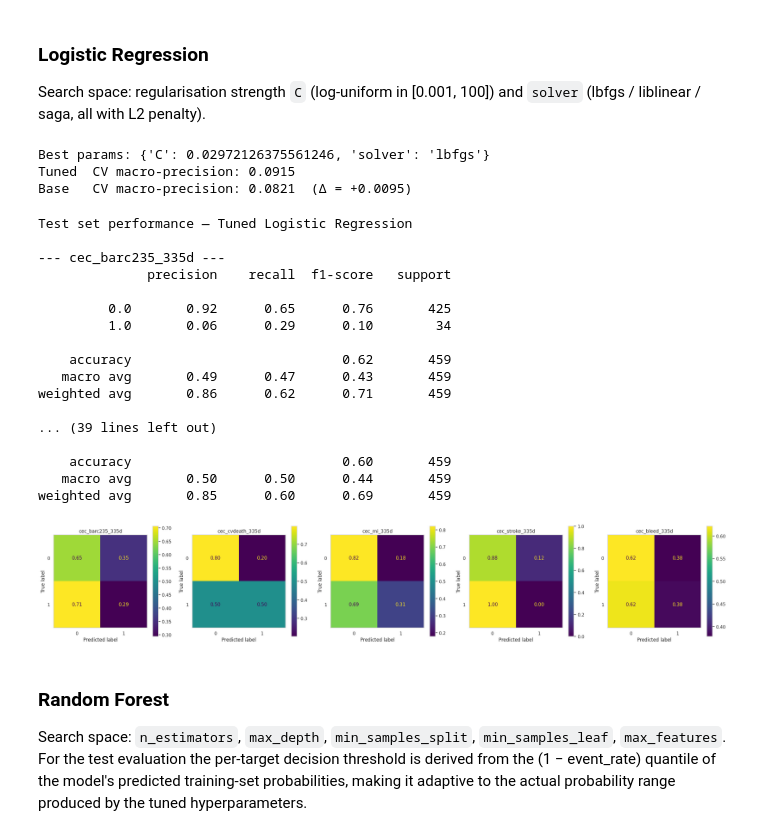
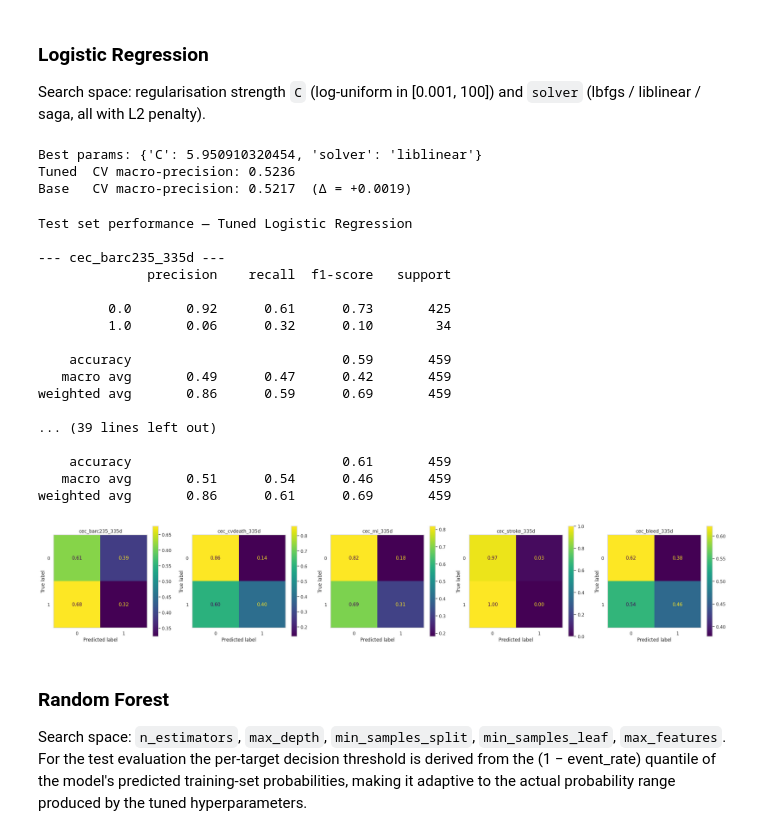
Before and after one commit to TommasoPioda/CATE-estimation-on-the-MASTER-DAPT-trial, a Jupyter notebook: Meta-learning/01_ML_sDAPT.ipynb, the cells around one changed output. Saved outputs shown, nothing was run; the diff lists cells and outputs as text; code cells hidden in the pictures.

Commit message:
Changed imputer from simple imputer with median t KNN imputer. Rerunned notebooks

```diff
--- a/Meta-learning/01_ML_sDAPT.ipynb
+++ b/Meta-learning/01_ML_sDAPT.ipynb
@@ -86,7 +86,7 @@ X_test = X_test.select_dtypes(include=[np.number])    # keep numeric features on
 # target). class_weight='balanced' compensates for the severe class
 # imbalance of these endpoints (1-11% positive rate, see 01_target_exploration).
 pipe = Pipeline([
-    ('imputer', SimpleImputer(strategy='median')),
+    ('imputer', KNNImputer()),
     ('scaler', RobustScaler()),
     ('classifier', MultiOutputClassifier(
         LogisticRegression(max_iter=1000, random_state=42, class_weight='balanced', n_jobs=32)
@@ -160,7 +160,7 @@ X_test = X_test.select_dtypes(include=[np.number])    # keep numeric features on
 # by .predict(): at a ~7-11% event rate the averaged probability across all
 # trees rarely exceeds 0.5, so .predict() would return 0 for every sample.
 pipe = Pipeline([
-    ('imputer', SimpleImputer(strategy='median')),
+    ('imputer', KNNImputer()),
     ('scaler', RobustScaler()),
     ('classifier', MultiOutputClassifier(
         RandomForestClassifier(class_weight='balanced', random_state=42, n_jobs=32)
@@ -229,7 +229,7 @@ X_test = X_test.select_dtypes(include=[np.number])    # keep numeric features on
 # by .predict(): at a ~7-11% event rate the averaged probability across all
 # trees rarely exceeds 0.5, so .predict() would return 0 for every sample.
 pipe = Pipeline([
-    ('imputer', SimpleImputer(strategy='median')),
+    ('imputer', KNNImputer()),
     ('scaler', RobustScaler()),
     ('classifier', MultiOutputClassifier(
         GradientBoostingClassifier(random_state=42)
@@ -326,7 +326,7 @@ def _lr_objective(trial):
     C = trial.suggest_float('C', 1e-3, 1e2, log=True)
     solver = trial.suggest_categorical('solver', ['lbfgs', 'liblinear', 'saga'])
     pipe = Pipeline([
-        ('imputer', SimpleImputer(strategy='median')),
+        ('imputer', KNNImputer()),
         ('scaler', RobustScaler()),
         ('classifier', MultiOutputClassifier(
             LogisticRegression(C=C, solver=solver, max_iter=2000,
@@ -343,7 +343,7 @@ study_lr.optimize(_lr_objective, n_trials=50, show_progress_bar=True)
 
 # Baseline (default C=1, lbfgs) for delta comparison
 _baseline_lr_precision = mean_cv_precision(Pipeline([
-    ('imputer', SimpleImputer(strategy='median')),
+    ('imputer', KNNImputer()),
     ('scaler', RobustScaler()),
     ('classifier', MultiOutputClassifier(
         LogisticRegression(max_iter=1000, random_state=42, class_weight='balanced'),
@@ -356,48 +356,48 @@ print(f'Tuned  CV macro-precision: {study_lr.best_value:.4f}')
 print(f'Base   CV macro-precision: {_baseline_lr_precision:.4f}  '
       f'(Δ = {study_lr.best_value - _baseline_lr_precision:+.4f})')
 # %% [output]
-Best params: {'C': 0.02972126375561246, 'solver': 'lbfgs'}
-Tuned  CV macro-precision: 0.0915
-Base   CV macro-precision: 0.0821  (Δ = +0.0095)
+Best params: {'C': 5.950910320454, 'solver': 'liblinear'}
+Tuned  CV macro-precision: 0.5236
+Base   CV macro-precision: 0.5217  (Δ = +0.0019)
 # %%
 _p = study_lr.best_params
 best_lr_pipe = Pipeline([
-    ('imputer', SimpleImputer(strategy='median')),
+    ('imputer', KNNImputer()),
     ('scaler', RobustScaler()),
     ('classifier', MultiOutputClassifier(
         LogisticRegression(C=_p['C'], solver=_p['solver'],
                            max_iter=2000, random_state=42, class_weight='balanced'),
         n_jobs=-1,
     )),
 ])
 best_lr_pipe.fit(X_train, y_train)
 
 print('Test set performance — Tuned Logistic Regression')
 _y_pred = best_lr_pipe.predict(X_test)
 for i, col in enumerate(y_test.columns):
     print(f"\n--- {col} ---")
     print(classification_report(y_test.iloc[:, i], _y_pred[:, i], zero_division=0))
 
 plot_confusion_matrices(y_test, _y_pred)
 # %% [output]
 Test set performance — Tuned Logistic Regression
 
 --- cec_barc235_335d ---
               precision    recall  f1-score   support
 
-         0.0       0.92      0.65      0.76       425
-         1.0       0.06      0.29      0.10        34
+         0.0       0.92      0.61      0.73       425
+         1.0       0.06      0.32      0.10        34
 
-    accuracy                           0.62       459
-   macro avg       0.49      0.47      0.43       459
-weighted avg       0.86      0.62      0.71       459
+    accuracy                           0.59       459
+   macro avg       0.49      0.47      0.42       459
+weighted avg       0.86      0.59      0.69       459
 
 ... (39 lines left out)
 
-    accuracy                           0.60       459
-   macro avg       0.50      0.50      0.44       459
-weighted avg       0.85      0.60      0.69       459
+    accuracy                           0.61       459
+   macro avg       0.51      0.54      0.46       459
+weighted avg       0.86      0.61      0.69       459
-[figure, old version]
+[figure, new version]
 # %% [markdown]
 ### Random Forest
 
```
Also changed, not shown: parts of 14 cells of this notebook, 1 other file.
